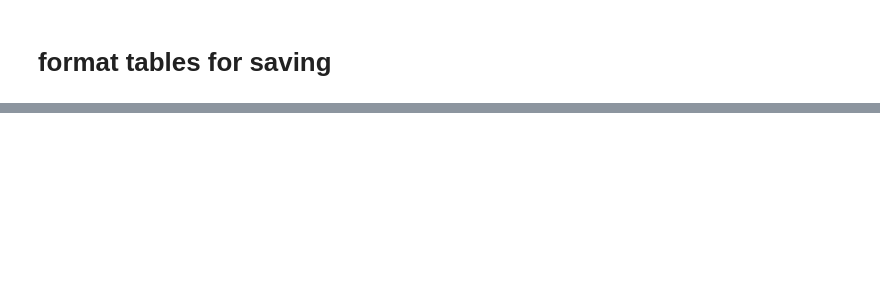
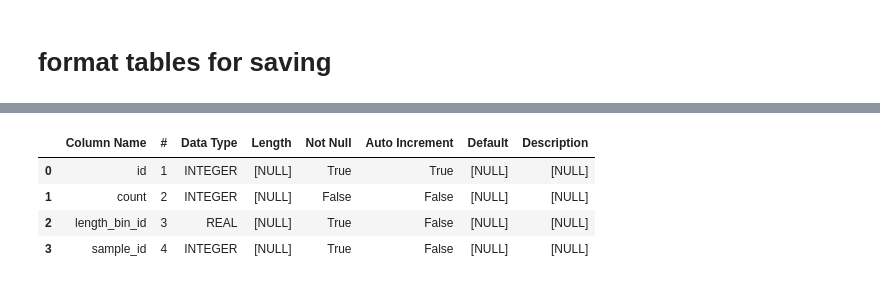
Before and after one commit to dfo-gulf-science/Gaspereau, a Jupyter notebook: 8. Data Wrangling - matching and creating tables.ipynb, the cells around one changed output, grey strips where cells are left out. Saved outputs shown, nothing was run; the diff lists cells and outputs as text; code cells hidden in the pictures; blank space fills up the shorter version.

```diff
--- a/8. Data Wrangling - matching and creating tables.ipynb
+++ b/8. Data Wrangling - matching and creating tables.ipynb
@@ -309,0 +355,9 @@ df_FD.sample(10)
+# %%
+# lengthfrequency table
+lengthfrequency_table_attributes
+# %% [output]
+|  | Column Name | # | Data Type | Length | Not Null | Auto Increment | Default | Description |
+| 0 | id | 1 | INTEGER | [NULL] | True | True | [NULL] | [NULL] |
+| 1 | count | 2 | INTEGER | [NULL] | False | False | [NULL] | [NULL] |
+| 2 | length_bin_id | 3 | REAL | [NULL] | True | False | [NULL] | [NULL] |
+| 3 | sample_id | 4 | INTEGER | [NULL] | True | False | [NULL] | [NULL] |
```
Also changed, not shown: parts of 6 cells of this notebook, 1 other file.
